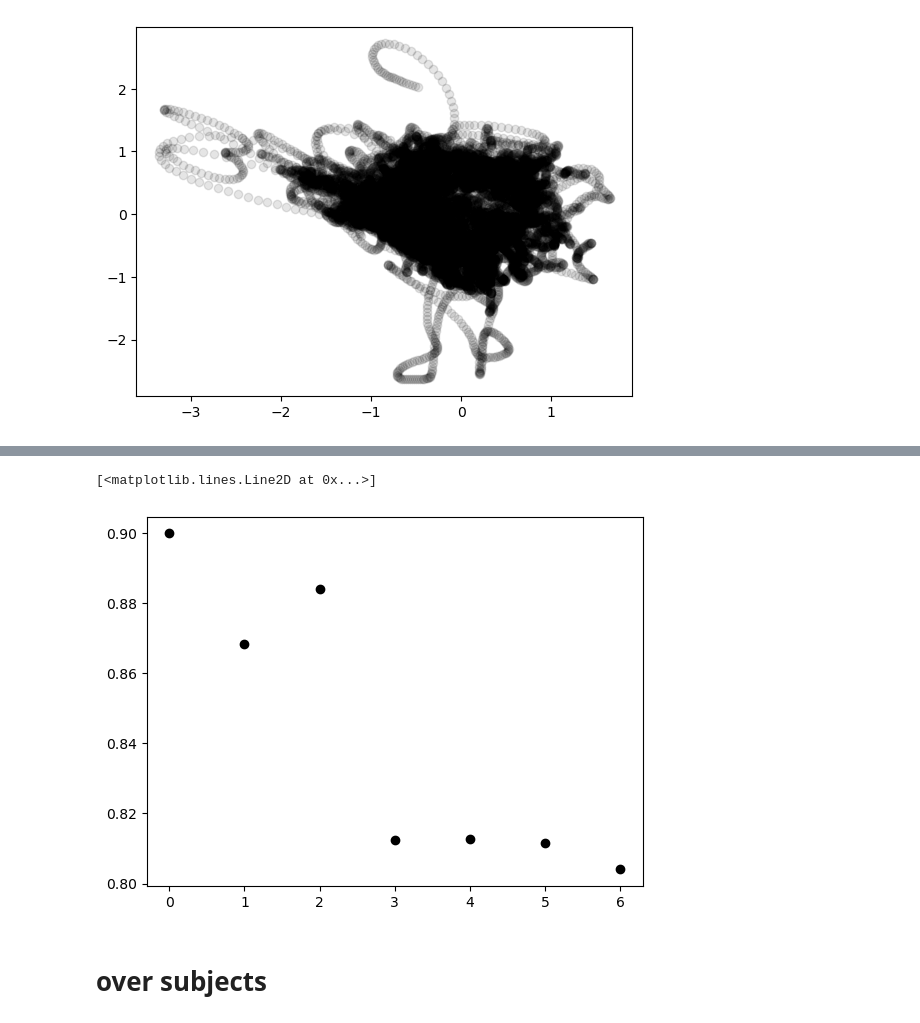
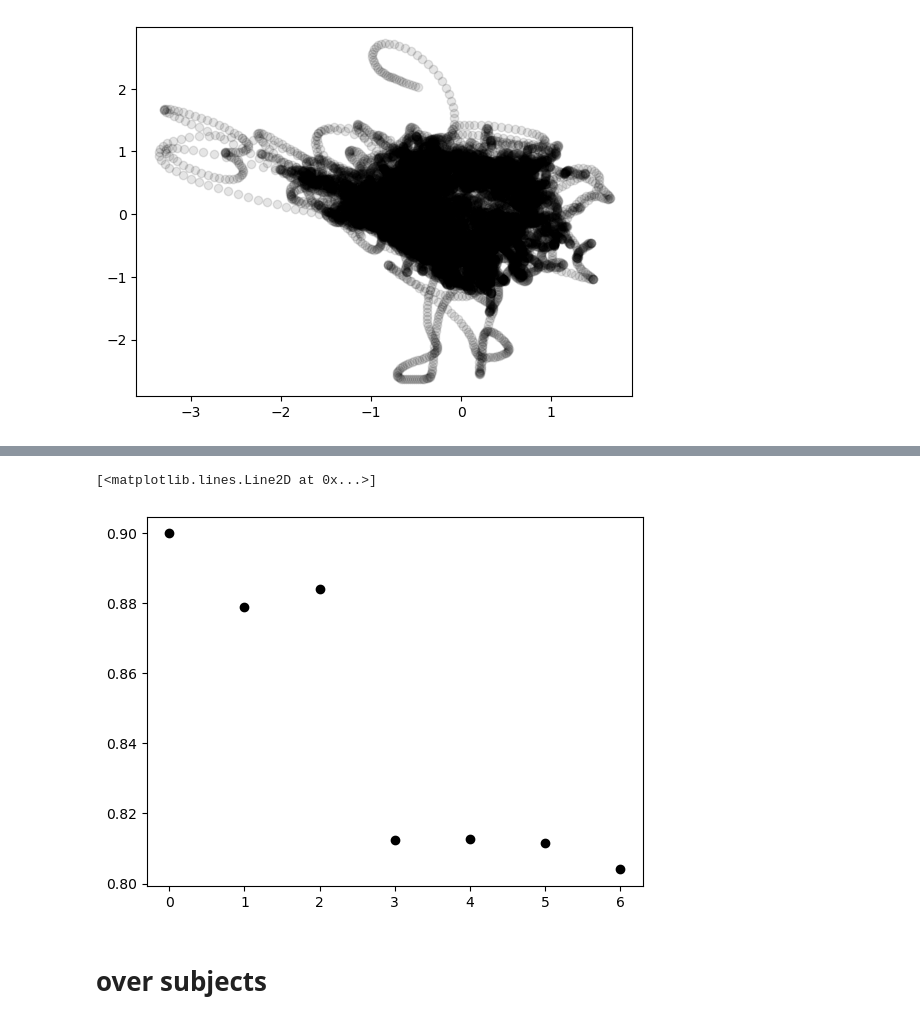
Before and after one commit to spewil/phd, a Jupyter notebook: analysis/notebooks/PCA_dimensionality.ipynb, the cells around one changed output, grey strips where cells are left out. Drawn from its saved outputs; the diff is of its cells as text; code cells hidden in the pictures.

Commit message:
refitting calibration models

```diff
--- a/analysis/notebooks/PCA_dimensionality.ipynb
+++ b/analysis/notebooks/PCA_dimensionality.ipynb
@@ -48,10 +48,3 @@ for chunk in trial_chunks:
 [figure]
 [figure]
 [figure]
-# %%
-def nonzeros_over_rows(samples):
-    return np.where(np.all(samples > 0,axis=1))[0]
-
-samples = np.ones(shape=(25,1))
-
-nonzeros_over_rows(samples).shape
@@ -90,8 +70,8 @@ plt.plot(top_3_svs,"ko")
 # %%
-plt.plot([effective_rank(log_emg_data(movement_samples)), effective_rank(log_emg_data(calibration_samples))]+[effective_rank(log_emg_data(c)) for c in trial_chunks],"ko")
+plt.plot([effective_rank(analysis.log_emg_data(movement_samples)), effective_rank(analysis.log_emg_data(calibration_samples))]+[effective_rank(analysis.log_emg_data(c)) for c in trial_chunks],"ko")
 # %% [output]
 [<matplotlib.lines.Line2D at 0x...>]
-[figure, old version]
+[figure, new version]
 # %% [markdown]
 # over subjects
 # %%
```
Also changed, not shown: parts of 7 cells of this notebook, 1 other file.
